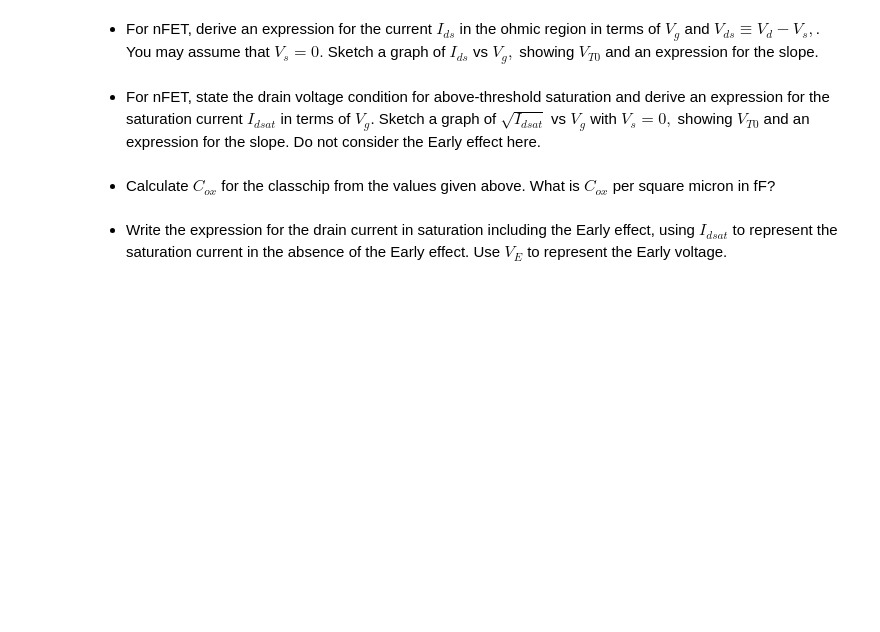
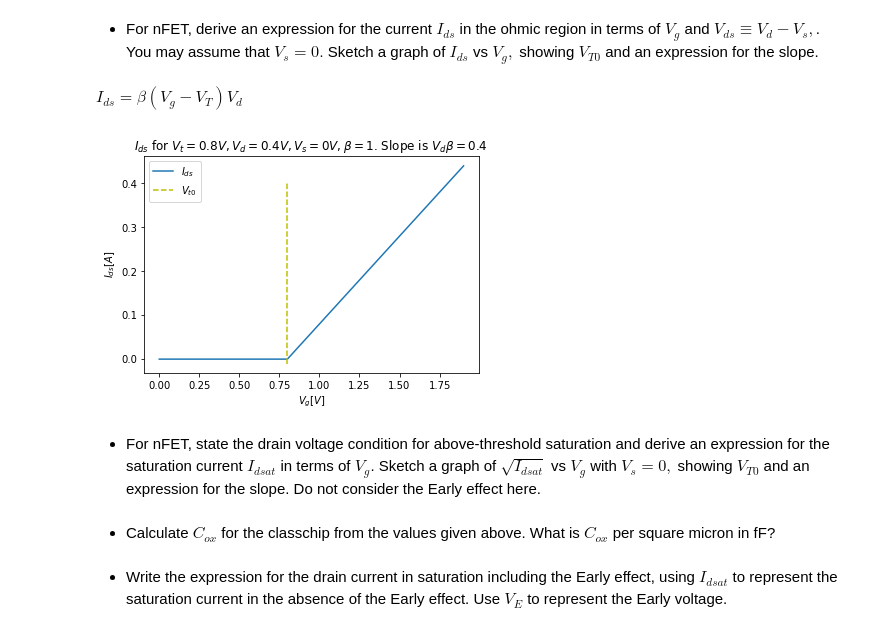
Before and after one commit to daggermaster3000/NE1, a Jupyter notebook: TP3/2022_Lab3_AboveThr_GroupNumber_FirstName_LastName.ipynb, the cells around one changed output. Cells and saved outputs as stored; diff of their text form; code cells hidden in the pictures; blank space fills up the shorter version.

```diff
--- a/TP3/2022_Lab3_AboveThr_GroupNumber_FirstName_LastName.ipynb
+++ b/TP3/2022_Lab3_AboveThr_GroupNumber_FirstName_LastName.ipynb
@@ -82,5 +110,26 @@ Write the expressions/eqations in LaTeX, like $Vod$ = $V_{\rm g}-V_{\rm T}$, or
 # %% [markdown]
 - For nFET, derive an expression for the current $I_{ds}$ in the ohmic region in terms of $V_g$ and $V_{ds} \equiv V_d-V_s,$. You may assume that $V_s=0.$ Sketch a graph of $I_{ds}$ vs $V_g,$ showing $V_{T0}$ and an expression for the slope.
+# %% [markdown]
+$I_{ds} = \beta(V_{g}-V_{T})V_{d}$
+# %%
+import numpy as np
+import matplotlib.pyplot as plt
+v_t = 0.8
+v_s = 0
+beta = 1
+v_d = 0.4
+v_g = np.arange(0.0, 2, 0.1)
+i_ds = beta*(v_g - v_s - v_t)*(v_d - v_s)
+i_ds = np.array([max(id, 0) for id in i_ds])
+plt.plot(v_g, i_ds, label="$I_{ds}$")
+plt.vlines(v_t, -0.01, v_d, colors="y", linestyles="dashed", label="$V_{t0}$")
+plt.xlabel("$V_g[V]$")
+plt.ylabel("$I_{ds}[A]$")
+plt.title("$I_{ds}$ for $V_t = 0.8V, V_d = 0.4V, V_s = 0V, \\beta = 1$. Slope is $V_d \\beta = 0.4$")
+plt.legend()
+plt.show()
+# %% [output]
+[figure, added]
 # %% [markdown]
 - For nFET, state the drain voltage condition for above-threshold saturation and derive an expression for the saturation current $I_{dsat}$ in terms of $V_g$. Sketch a graph of $\sqrt{I_{dsat}}$ vs $V_g$ with $V_s=0,$ showing $V_{T0}$ and an expression for the slope. Do not consider the Early effect here.
 # %% [markdown]
```
Also changed, not shown: parts of 4 cells of this notebook.
